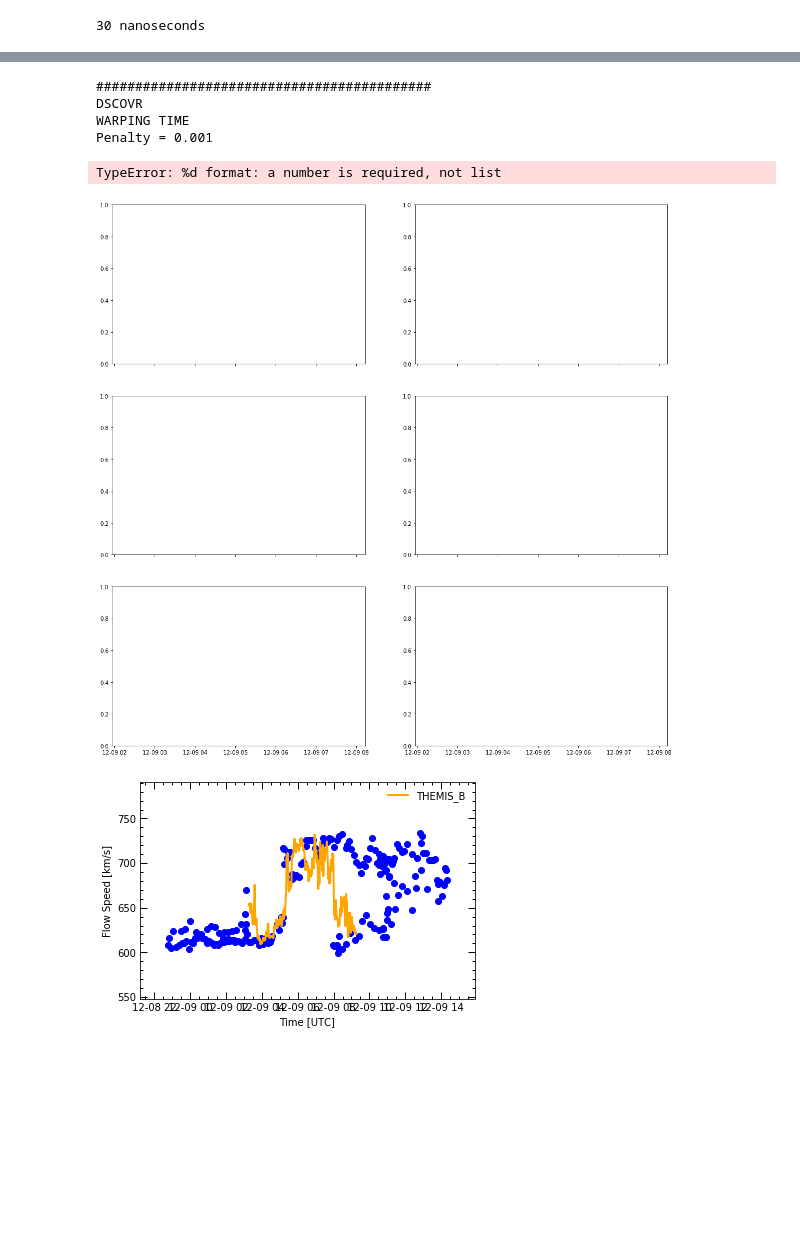
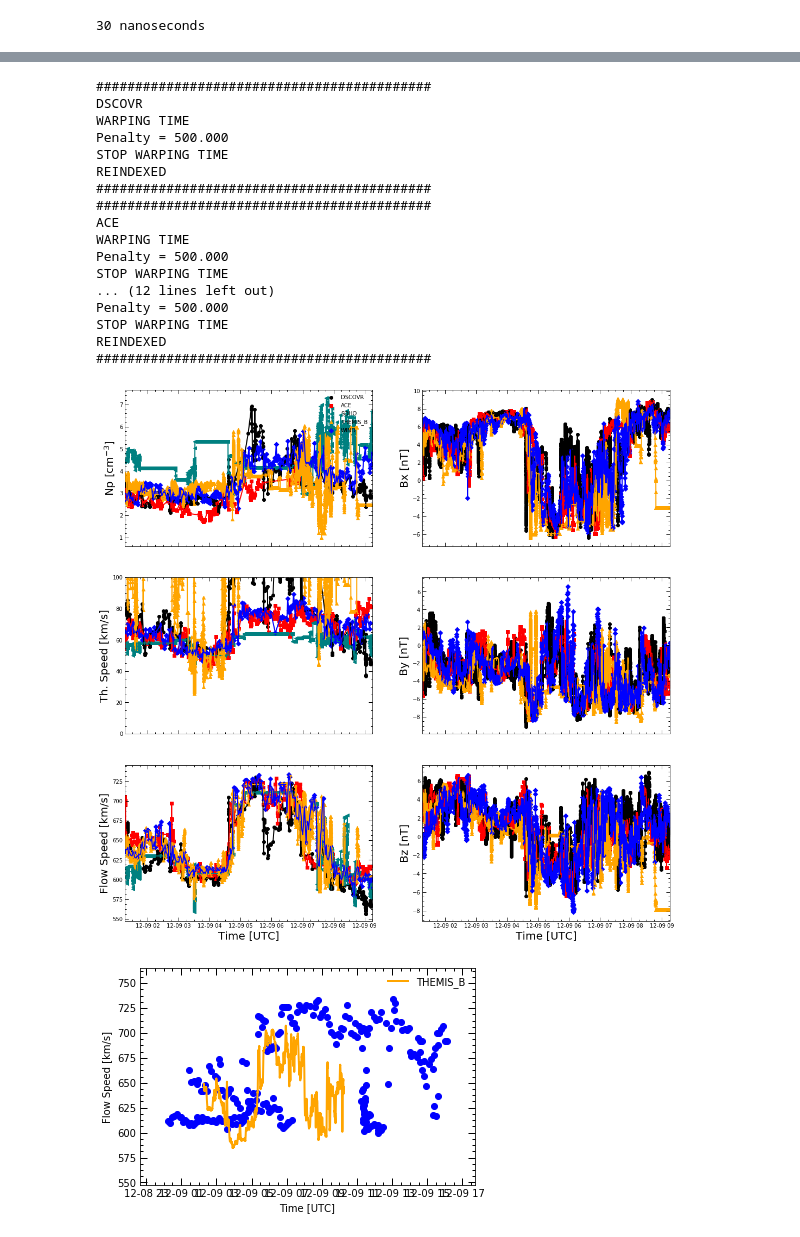
Before and after one commit to jprchlik/solar_wind_jets, a Jupyter notebook: code/dtw_example_agu_2018.ipynb, the cells around one changed output, grey strips where cells are left out. Saved outputs shown, nothing was run; the diff lists cells and outputs as text; code cells hidden in the pictures; blank space fills up the shorter version.

```diff
--- a/code/dtw_example_agu_2018.ipynb
+++ b/code/dtw_example_agu_2018.ipynb
@@ -496,8 +437,8 @@ mtr.omni_plot(my_dtw3)
 #For the 2017/07/01 event
 reload(mtr)
 twind4 = pd.to_datetime('2016/12/09 04:45:29')
-start_t4 = dfmt.format(twind4-2.5*window)
-end_t4 = dfmt.format(twind4+3.5*window)
+start_t4 = dfmt.format(twind4-3.5*window)
+end_t4 = dfmt.format(twind4+4.5*window)
 my_dtw4 = mtr.dtw_plane(start_t4,end_t4,nproc=4,penalty=False,events=7,earth_craft=['THEMIS_B'],par=['Bt'])
 my_dtw4.init_read()
 # %% [output]
@@ -533,21 +474,33 @@ See the caveats in the documentation: http://pandas.pydata.org/pandas-docs/stabl
 # %%
 #Do not use multi parm Single parameter solution works better
 my_dtw4.penalty = True
-my_dtw4.speed_pen=50
-my_dtw4.mag_pen = 0.001
+my_dtw4.speed_pen=500
+my_dtw4.mag_pen = 500
 my_dtw4.dtw()
 # %% [output]
 ###########################################
 DSCOVR
 WARPING TIME
-Penalty = 0.001
+Penalty = 500.000
+STOP WARPING TIME
+REINDEXED
+###########################################
+###########################################
+ACE
+WARPING TIME
+Penalty = 500.000
+STOP WARPING TIME
+... (12 lines left out)
+Penalty = 500.000
+STOP WARPING TIME
+REINDEXED
+###########################################
-TypeError: %d format: a number is required, not list
-[figure, old version]
+[figure, new version]
 # %%
-my_dtw4.events = 50000
+my_dtw4.events = 5000
 my_dtw4.pred_earth()
 # %% [output]
-[figure, old version]
+[figure, new version]
 # %%
 reload(mtr)
 #Create plot comparing OMNI and plane solution
```
Also changed, not shown: parts of 12 cells of this notebook.
